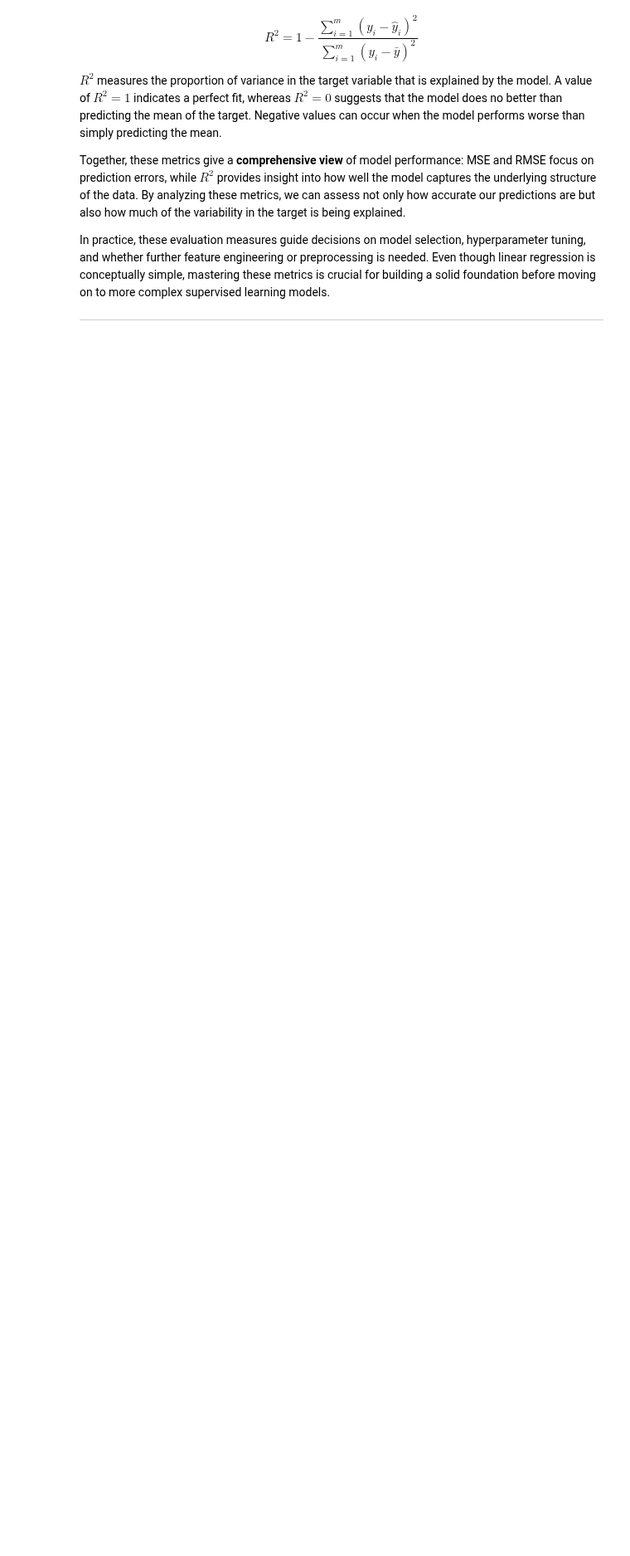
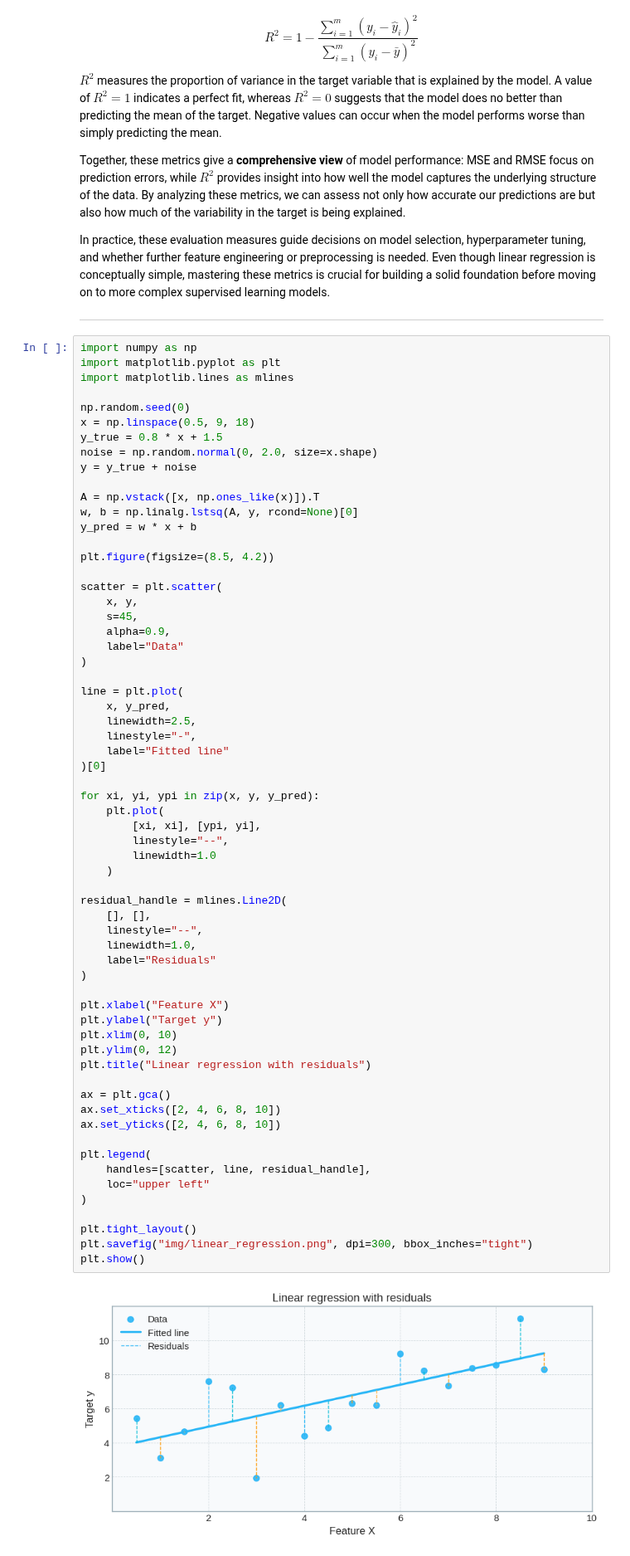
Before and after one commit to tommasofacchin/Neural-Networks-notes, a Jupyter notebook: 1-supervised-unsupervised.ipynb, the cells around one changed output. Shown at 83% size. Cells and saved outputs as stored; diff of their text form; blank space fills up the shorter version.

```diff
--- a/1-supervised-unsupervised.ipynb
+++ b/1-supervised-unsupervised.ipynb
@@ -114,6 +142,71 @@ Together, these metrics give a **comprehensive view** of model performance: MSE
 In practice, these evaluation measures guide decisions on model selection, hyperparameter tuning, and whether further feature engineering or preprocessing is needed. Even though linear regression is conceptually simple, mastering these metrics is crucial for building a solid foundation before moving on to more complex supervised learning models.
 
 ---
+# %%
+import numpy as np
+import matplotlib.pyplot as plt
+import matplotlib.lines as mlines
+
+np.random.seed(0)
+x = np.linspace(0.5, 9, 18)
+y_true = 0.8 * x + 1.5
+noise = np.random.normal(0, 2.0, size=x.shape)
+y = y_true + noise
+
+A = np.vstack([x, np.ones_like(x)]).T
+w, b = np.linalg.lstsq(A, y, rcond=None)[0]
+y_pred = w * x + b
+
+plt.figure(figsize=(8.5, 4.2))
+
+scatter = plt.scatter(
+    x, y,
+    s=45,
+    alpha=0.9,
+    label="Data"
+)
+
+line = plt.plot(
+    x, y_pred,
+    linewidth=2.5,
+    linestyle="-",
+    label="Fitted line"
+)[0]
+
+for xi, yi, ypi in zip(x, y, y_pred):
+    plt.plot(
+        [xi, xi], [ypi, yi],
+        linestyle="--",
+        linewidth=1.0
+    )
+
+residual_handle = mlines.Line2D(
+    [], [],
+    linestyle="--",
+    linewidth=1.0,
+    label="Residuals"
+)
+
+plt.xlabel("Feature X")
+plt.ylabel("Target y")
+plt.xlim(0, 10)
+plt.ylim(0, 12)
+plt.title("Linear regression with residuals")
+
+ax = plt.gca()
+ax.set_xticks([2, 4, 6, 8, 10])
+ax.set_yticks([2, 4, 6, 8, 10])
+
+plt.legend(
+    handles=[scatter, line, residual_handle],
+    loc="upper left"
+)
+
+plt.tight_layout()
+plt.savefig("img/linear_regression.png", dpi=300, bbox_inches="tight")
+plt.show()
+# %% [output]
+[figure, added]
 # %% [markdown]
 #### Multiple Linear Regression
 
```
Also changed, not shown: parts of 2 cells of this notebook.
